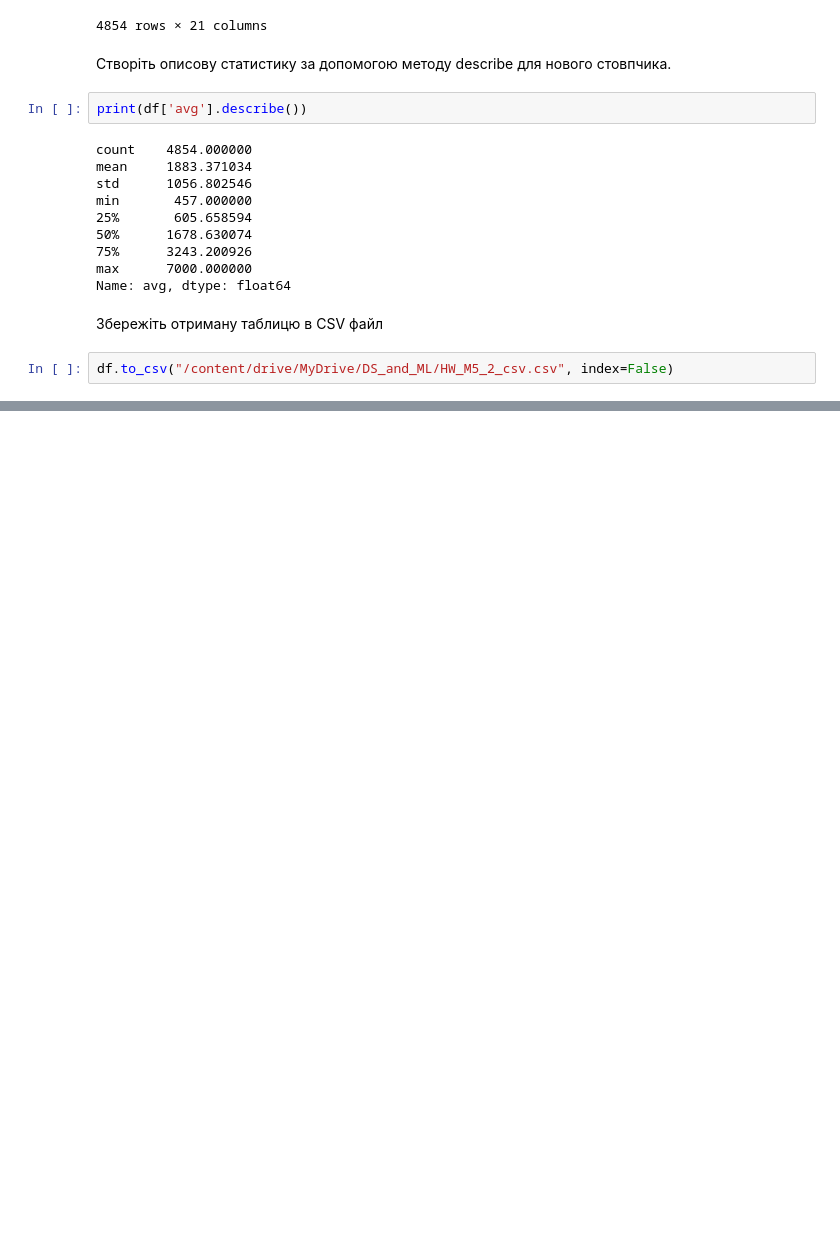
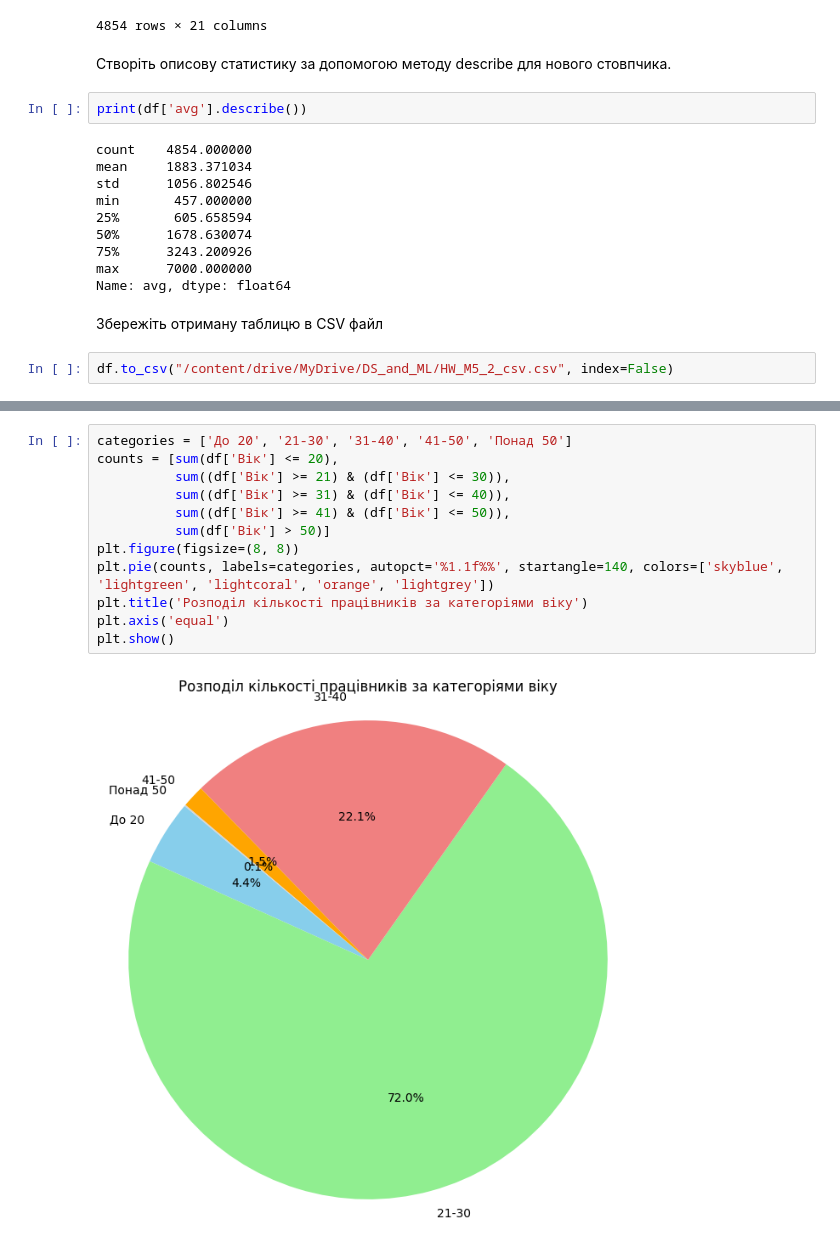
Before and after one commit to YehorChykin/HW_DS, a Jupyter notebook: HW_DS_M5_2.ipynb, the cells around one changed output, grey strips where cells are left out. Cells and saved outputs as stored; diff of their text form; blank space fills up the shorter version.

```diff
--- a/HW_DS_M5_2.ipynb
+++ b/HW_DS_M5_2.ipynb
@@ -194,0 +234,14 @@ df.to_csv("/content/drive/MyDrive/DS_and_ML/HW_M5_2_csv.csv", index=False)
+# %%
+categories = ['До 20', '21-30', '31-40', '41-50', 'Понад 50']
+counts = [sum(df['Вік'] <= 20),
+          sum((df['Вік'] >= 21) & (df['Вік'] <= 30)),
+          sum((df['Вік'] >= 31) & (df['Вік'] <= 40)),
+          sum((df['Вік'] >= 41) & (df['Вік'] <= 50)),
+          sum(df['Вік'] > 50)]
+plt.figure(figsize=(8, 8))
+plt.pie(counts, labels=categories, autopct='%1.1f%%', startangle=140, colors=['skyblue', 'lightgreen', 'lightcoral', 'orange', 'lightgrey'])
+plt.title('Розподіл кількості працівників за категоріями віку')
+plt.axis('equal')
+plt.show()
+# %% [output]
+[figure, added]
```
Also changed, not shown: parts of 6 cells of this notebook.
